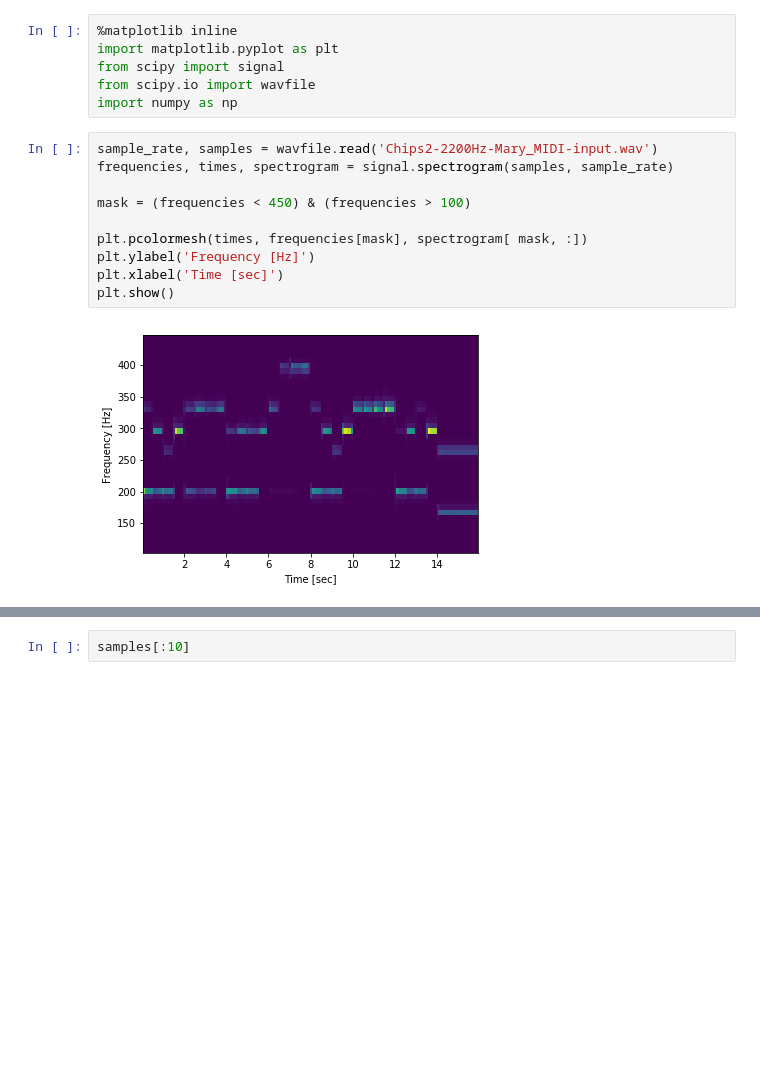
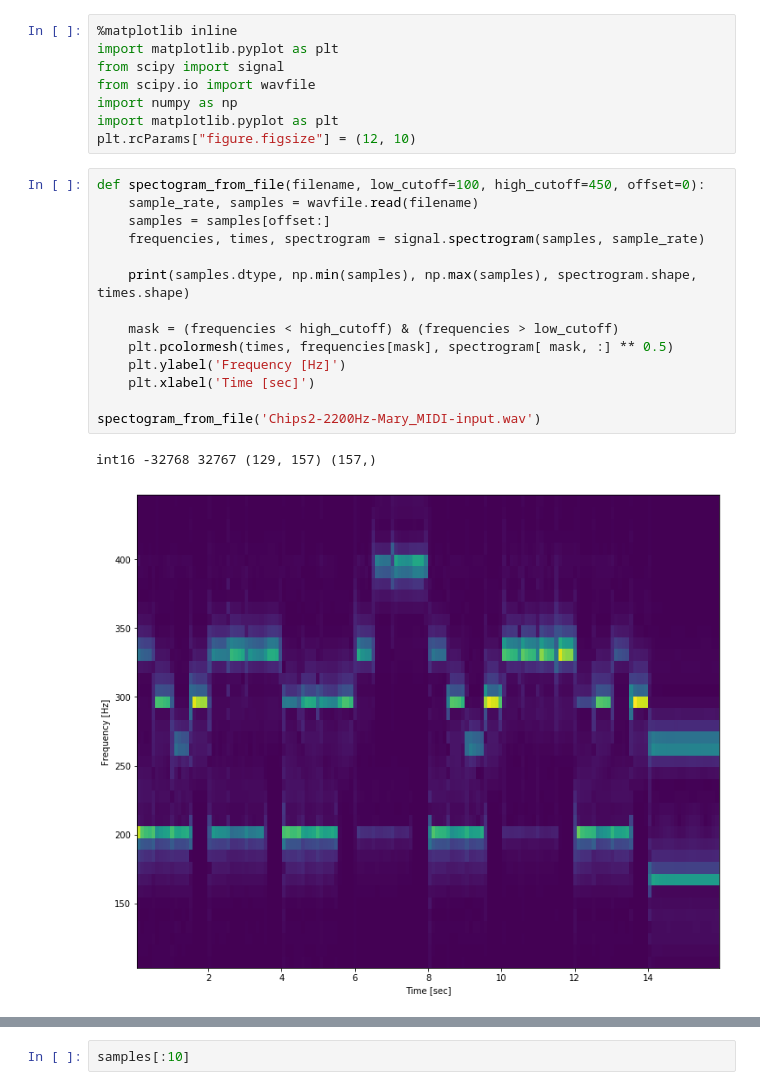
Before and after one commit to rahulgovind/vidmag, a Jupyter notebook: spectrogram.ipynb, the cells around one changed output, grey strips where cells are left out. Cells and saved outputs as stored; diff of their text form; blank space fills up the shorter version.

```diff
--- a/spectrogram.ipynb
+++ b/spectrogram.ipynb
@@ -4,15 +4,22 @@ import matplotlib.pyplot as plt
 from scipy import signal
 from scipy.io import wavfile
 import numpy as np
+import matplotlib.pyplot as plt
+plt.rcParams["figure.figsize"] = (12, 10)
 # %%
-sample_rate, samples = wavfile.read('Chips2-2200Hz-Mary_MIDI-input.wav')
-frequencies, times, spectrogram = signal.spectrogram(samples, sample_rate)
+def spectogram_from_file(filename, low_cutoff=100, high_cutoff=450, offset=0):
+    sample_rate, samples = wavfile.read(filename)
+    samples = samples[offset:]
+    frequencies, times, spectrogram = signal.spectrogram(samples, sample_rate)
 
-mask = (frequencies < 450) & (frequencies > 100)
+    print(samples.dtype, np.min(samples), np.max(samples), spectrogram.shape, times.shape)
 
-plt.pcolormesh(times, frequencies[mask], spectrogram[ mask, :])
-plt.ylabel('Frequency [Hz]')
-plt.xlabel('Time [sec]')
-plt.show()
+    mask = (frequencies < high_cutoff) & (frequencies > low_cutoff)
+    plt.pcolormesh(times, frequencies[mask], spectrogram[ mask, :] ** 0.5)
+    plt.ylabel('Frequency [Hz]')
+    plt.xlabel('Time [sec]')
+
+spectogram_from_file('Chips2-2200Hz-Mary_MIDI-input.wav')
 # %% [output]
+int16 -32768 32767 (129, 157) (157,)
-[figure, old version]
+[figure, new version]
```
Also changed, not shown: parts of 4 cells of this notebook, 6 other files.
